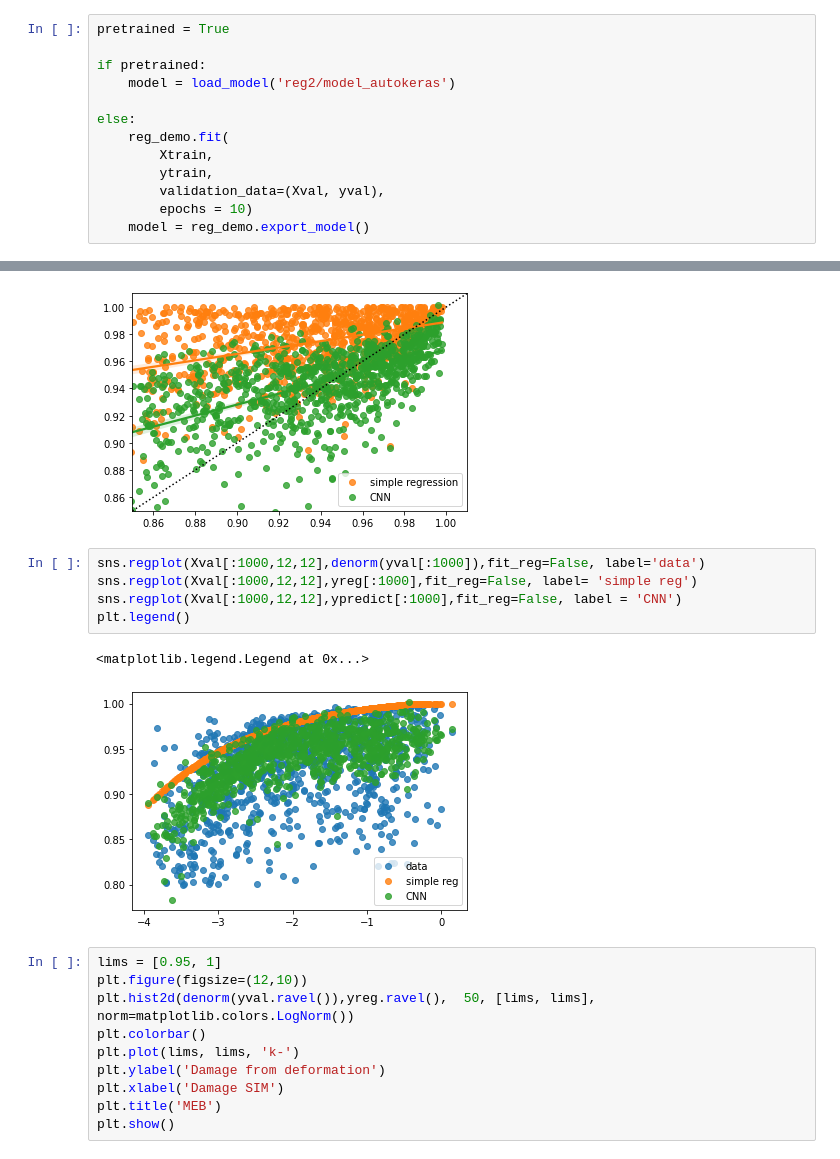
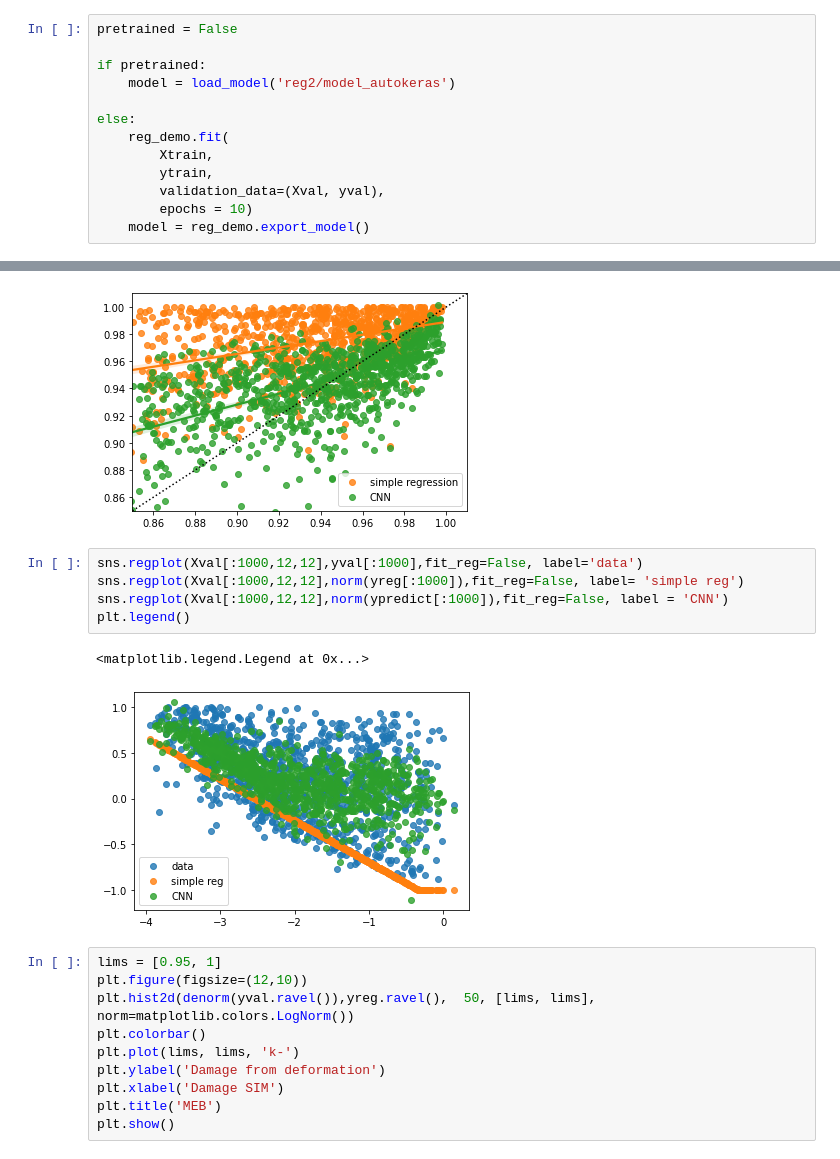
Before and after one commit to nansencenter/SID-NN, a Jupyter notebook: training.ipynb, the cells around one changed output, grey strips where cells are left out. Saved outputs shown, nothing was run; the diff lists cells and outputs as text.

```diff
--- a/training.ipynb
+++ b/training.ipynb
@@ -56,7 +56,7 @@ reg_demo = ak.AutoModel(
     project_name = 'reg_demo'
 )
 # %%
-pretrained = True
+pretrained = False
 
 if pretrained:
     model = load_model('reg2/model_autokeras')
@@ -126,13 +171,13 @@ ax.legend()
 <matplotlib.legend.Legend at 0x...>
 [figure]
 # %%
-sns.regplot(Xval[:1000,12,12],denorm(yval[:1000]),fit_reg=False, label='data')
-sns.regplot(Xval[:1000,12,12],yreg[:1000],fit_reg=False, label= 'simple reg')
-sns.regplot(Xval[:1000,12,12],ypredict[:1000],fit_reg=False, label = 'CNN')
+sns.regplot(Xval[:1000,12,12],yval[:1000],fit_reg=False, label='data')
+sns.regplot(Xval[:1000,12,12],norm(yreg[:1000]),fit_reg=False, label= 'simple reg')
+sns.regplot(Xval[:1000,12,12],norm(ypredict[:1000]),fit_reg=False, label = 'CNN')
 plt.legend()
 # %% [output]
 <matplotlib.legend.Legend at 0x...>
-[figure, old version]
+[figure, new version]
 # %%
 lims = [0.95, 1]
 plt.figure(figsize=(12,10))
```
Also changed, not shown: parts of 4 cells of this notebook, 2 other files.
